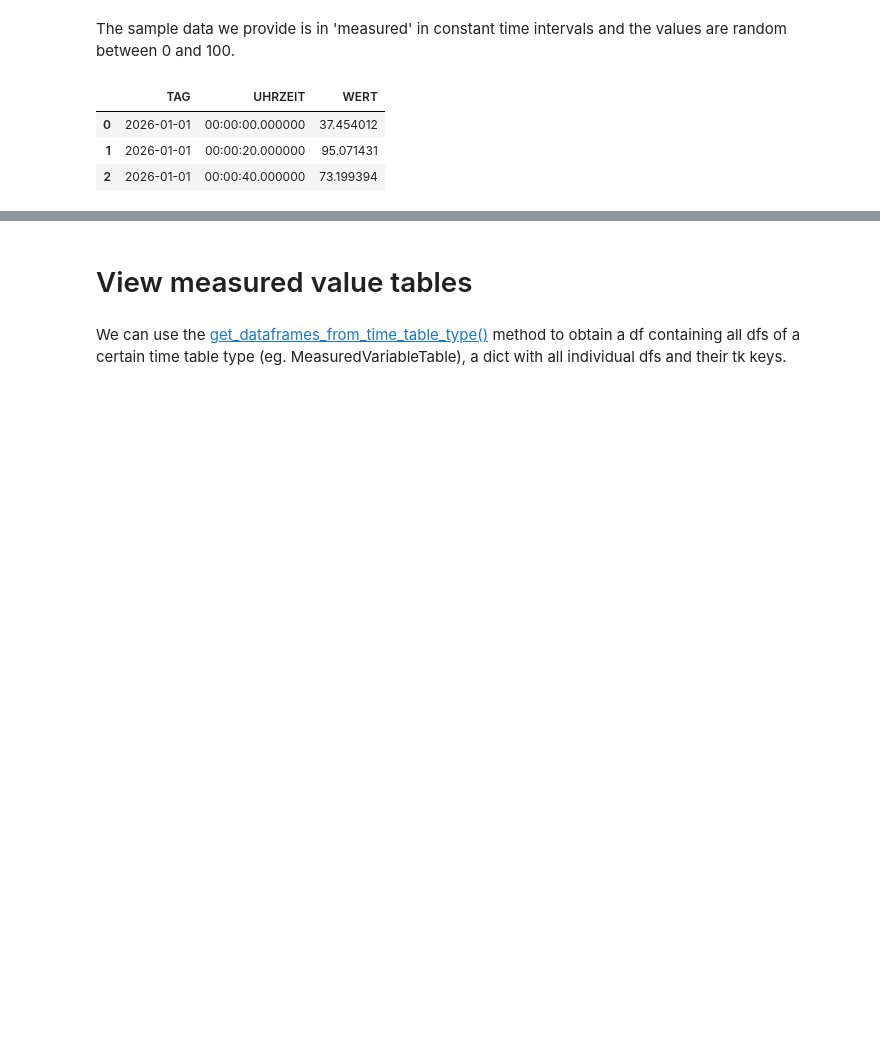
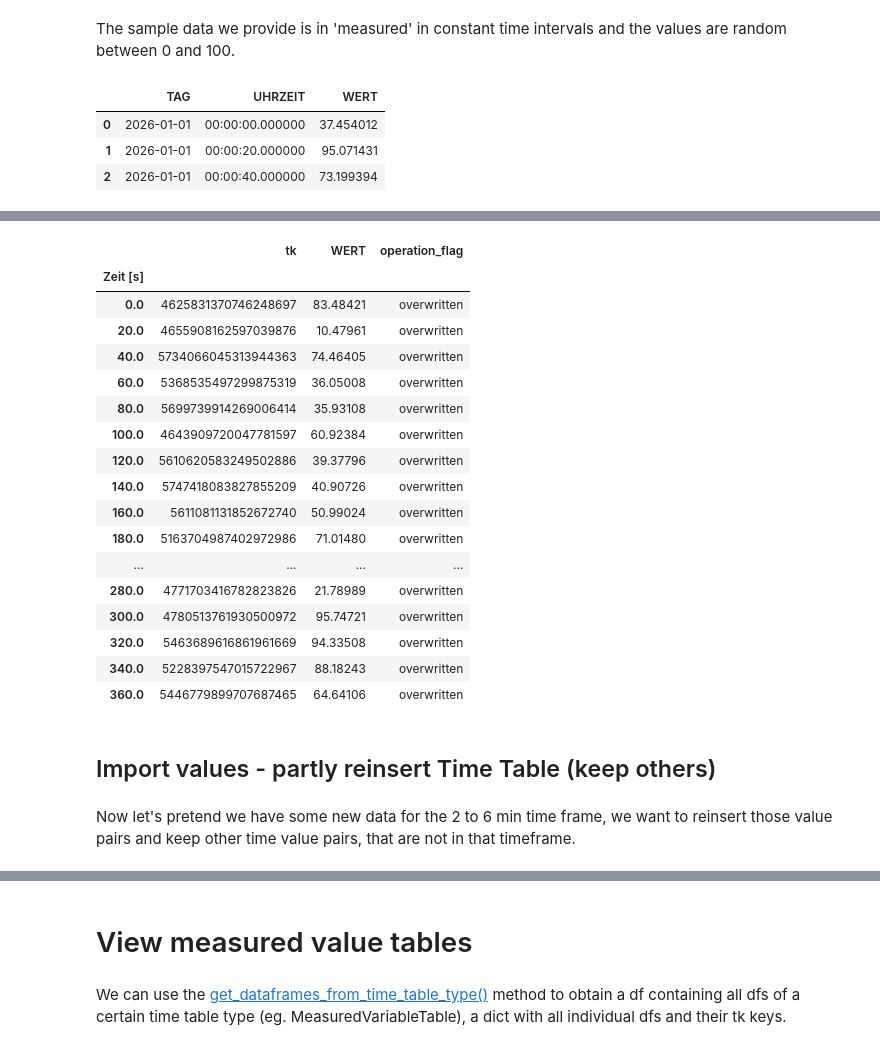
Before and after one commit to 3SConsult/sir3stoolkit, a Jupyter notebook: docs/source/tutorials/SIR3S_Model_Mantle/Tutorial054_Assets/ToolkitTutorial054.ipynb, the cells around one changed output, grey strips where cells are left out. Saved outputs shown, nothing was run; the diff lists cells and outputs as text; code cells hidden in the pictures; blank space fills up the shorter version.

```diff
--- a/docs/source/tutorials/SIR3S_Model_Mantle/Tutorial054_Assets/ToolkitTutorial054.ipynb
+++ b/docs/source/tutorials/SIR3S_Model_Mantle/Tutorial054_Assets/ToolkitTutorial054.ipynb
@@ -148,0 +306,26 @@ s3s.insert_dataframe_into_time_table(time_table_tk=measured_variable_table_1, da
+# %%
+# Create time vector: 0 to 360 seconds, step 20
+time_seconds = np.arange(0, 361, 20)
+
+# Create variable values between 0 and 100
+np.random.seed(44)
+werte = np.random.rand(len(time_seconds)) * 100
+
+YEAR = 2026
+DATE = datetime(YEAR, 1, 1)  # constant date for all entries
+
+rows = []
+
+for t, w in zip(time_seconds, werte):
+    timestamp = DATE + timedelta(seconds=int(t))
+    tag = timestamp.strftime("%Y-%m-%d")
+    uhrzeit = timestamp.strftime("%H:%M:%S.%f")
+
+    rows.append({
+        "TAG": tag,
+        "UHRZEIT": uhrzeit,
+        "WERT": w
+    })
+
+# Build DataFrame
+df = pd.DataFrame(rows, columns=["TAG", "UHRZEIT", "WERT"])
@@ -148,0 +356,2 @@ s3s.insert_dataframe_into_time_table(time_table_tk=measured_variable_table_1, da
+# %%
+df_measured_variable_table_1 = s3s.insert_dataframe_into_time_table(time_table_tk=measured_variable_table_1, dataframe=df, overwrite=True, keep=False)
@@ -148,0 +376,25 @@ s3s.insert_dataframe_into_time_table(time_table_tk=measured_variable_table_1, da
+# %%
+df_measured_variable_table_1
+# %% [output]
+|  | tk | WERT | operation_flag |
+| Zeit [s] |  |  |  |
+| 0.0 | 4625831370746248697 | 83.48421 | overwritten |
+| 20.0 | 4655908162597039876 | 10.47961 | overwritten |
+| 40.0 | 5734066045313944363 | 74.46405 | overwritten |
+| 60.0 | 5368535497299875319 | 36.05008 | overwritten |
+| 80.0 | 5699739914269006414 | 35.93108 | overwritten |
+| 100.0 | 4643909720047781597 | 60.92384 | overwritten |
+| 120.0 | 5610620583249502886 | 39.37796 | overwritten |
+| 140.0 | 5747418083827855209 | 40.90726 | overwritten |
+| 160.0 | 5611081131852672740 | 50.99024 | overwritten |
+| 180.0 | 5163704987402972986 | 71.01480 | overwritten |
+| ... | ... | ... | ... |
+| 280.0 | 4771703416782823826 | 21.78989 | overwritten |
+| 300.0 | 4780513761930500972 | 95.74721 | overwritten |
+| 320.0 | 5463689616861961669 | 94.33508 | overwritten |
+| 340.0 | 5228397547015722967 | 88.18243 | overwritten |
+| 360.0 | 5446779899707687465 | 64.64106 | overwritten |
+# %% [markdown]
+## Import values - partly reinsert Time Table (keep others)
+# %% [markdown]
+Now let's pretend we have some new data for the 2 to 6 min time frame, we want to reinsert those value pairs and keep other time value pairs, that are not in that timeframe.
```
Also changed, not shown: parts of 52 cells of this notebook, 3 other files.
